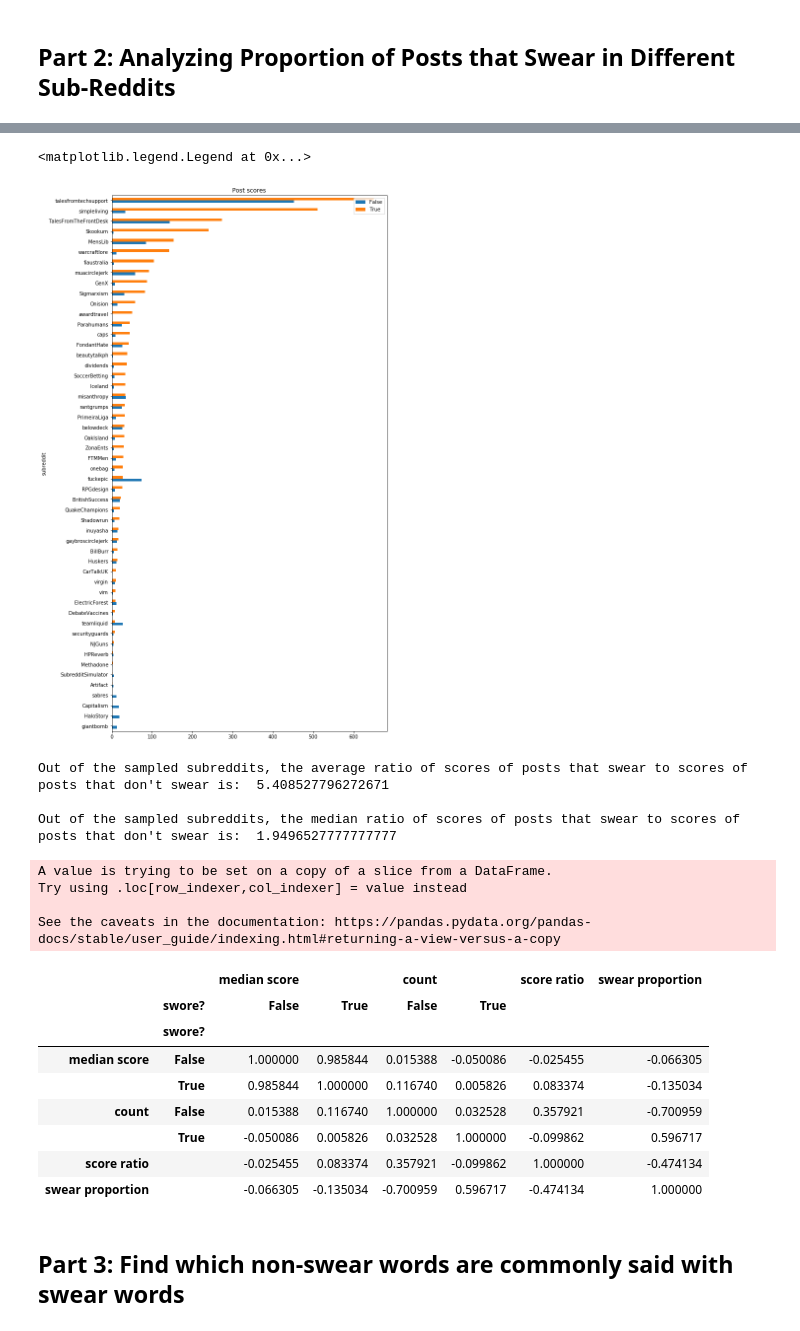
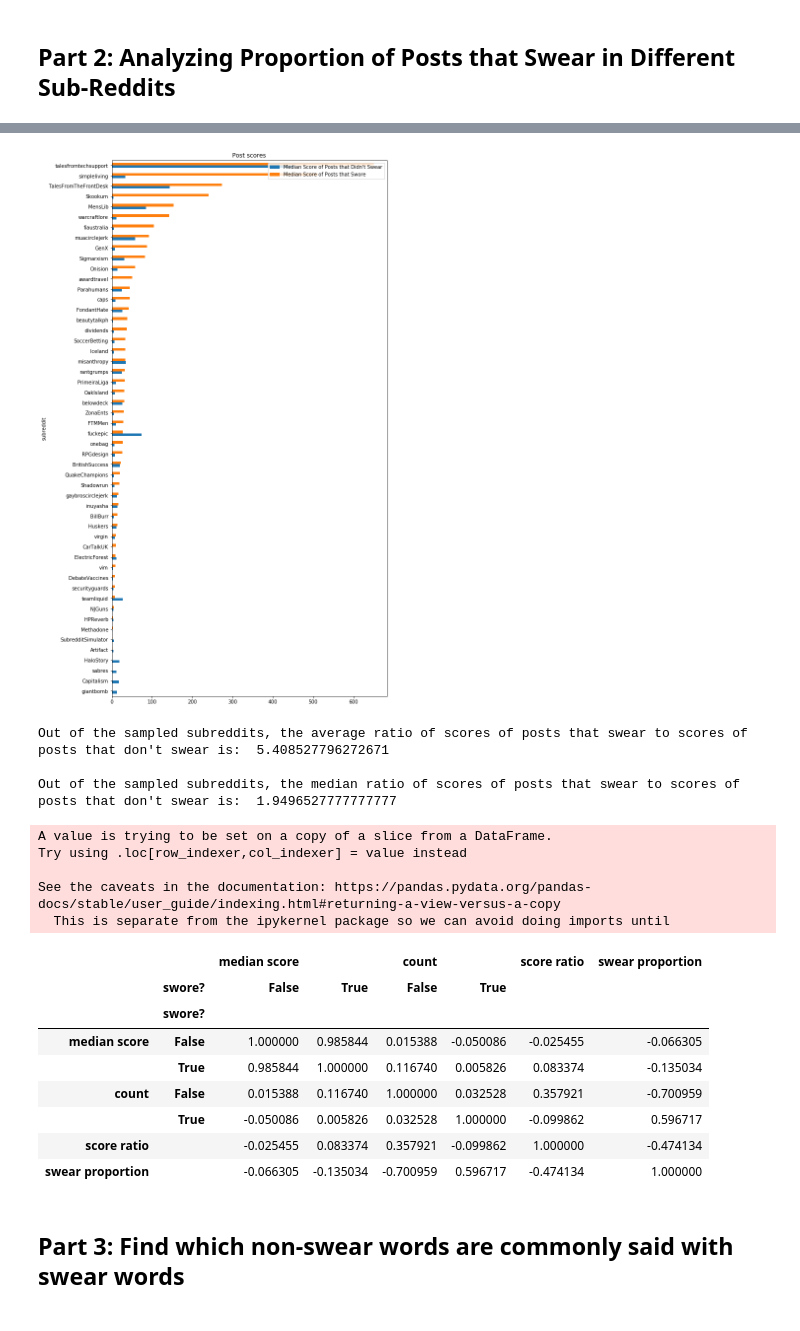
Before and after one commit to nathanchao/CSCD25-Project, a Jupyter notebook: Project.ipynb, the cells around one changed output, grey strips where cells are left out. Cells and saved outputs as stored; diff of their text form; code cells hidden in the pictures.

```diff
--- a/Project.ipynb
+++ b/Project.ipynb
@@ -10,7 +10,7 @@ I will first setup the data pipeline and then write some initial analyses.
 First, read the text_submissions file.
 # %%
 import pandas as pd
-full_text_submissions = pd.read_csv('text_submissions.csv.gz', low_memory=False)
+full_text_submissions = pd.read_csv('Data/text_submissions.csv.gz', low_memory=False)
 # %% [markdown]
 Get posts from subreddits with around 100 posts.
 # %%
@@ -169,14 +171,20 @@ post_scores = post_scores.dropna()
 # %%
 import matplotlib.pyplot as plt
 
+
 post_scores = post_scores.sort_values([('median score', True)], ascending=True)
+
+# temporarily change column names for plot legend labels
+post_scores = post_scores.rename(columns={True: "Median Score of Posts that Swore", False: "Median Score of Posts that Didn't Swear"})
 
 # plot results
 ax = post_scores.plot.barh(figsize=(10,20), y="median score", title="Post scores")
 plt.legend(loc='upper right')
+
+# revert column names
+post_scores = post_scores.rename(columns={"Median Score of Posts that Swore": True,"Median Score of Posts that Didn't Swear": False})
 # %% [output]
-<matplotlib.legend.Legend at 0x...>
-[figure, old version]
+[figure, new version]
 # %%
 import numpy as np
 
@@ -205,6 +213,7 @@ A value is trying to be set on a copy of a slice from a DataFrame.
 Try using .loc[row_indexer,col_indexer] = value instead
 
 See the caveats in the documentation: https://pandas.pydata.org/pandas-docs/stable/user_guide/indexing.html#returning-a-view-versus-a-copy
+  This is separate from the ipykernel package so we can avoid doing imports until
 |  |  | median score |  | count |  | score ratio | swear proportion |
 |  | swore? | False | True | False | True |  |  |
 |  | swore? |  |  |  |  |  |  |
```
Also changed, not shown: parts of 9 cells of this notebook, 3 other files.
